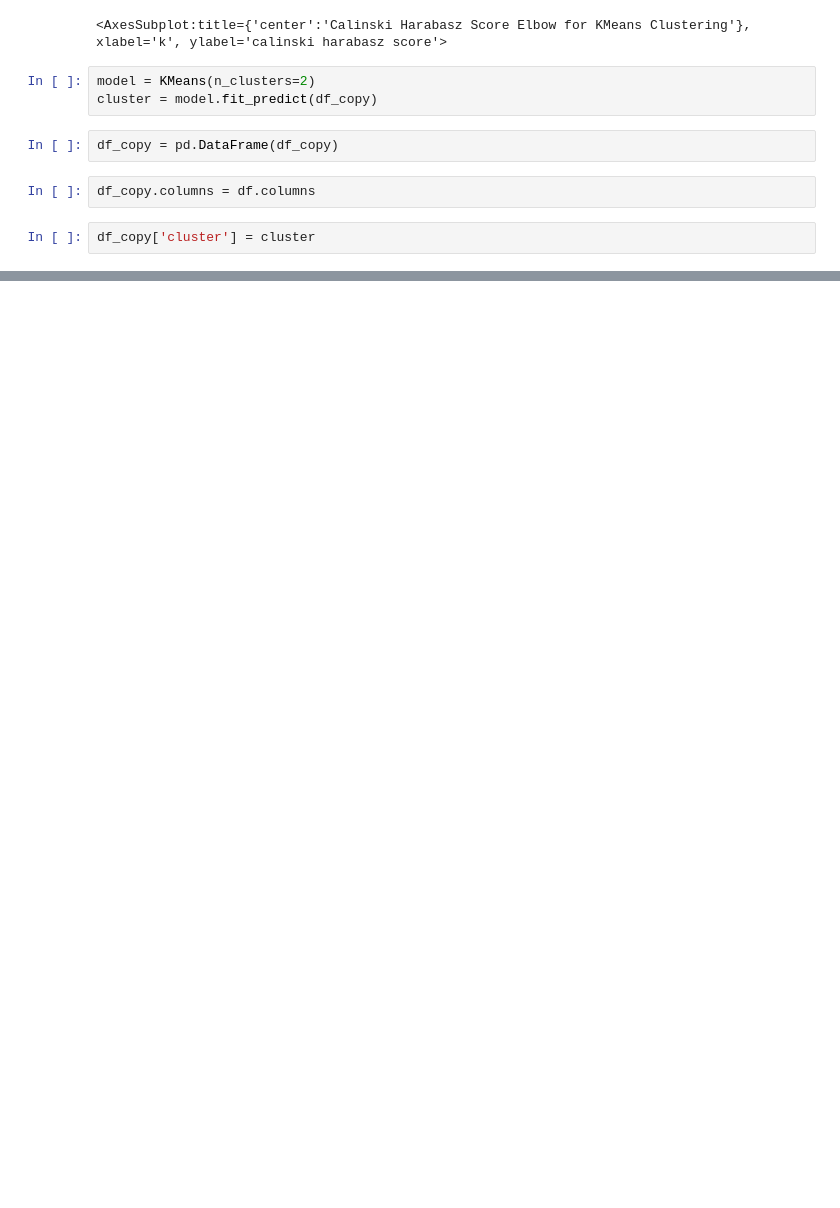
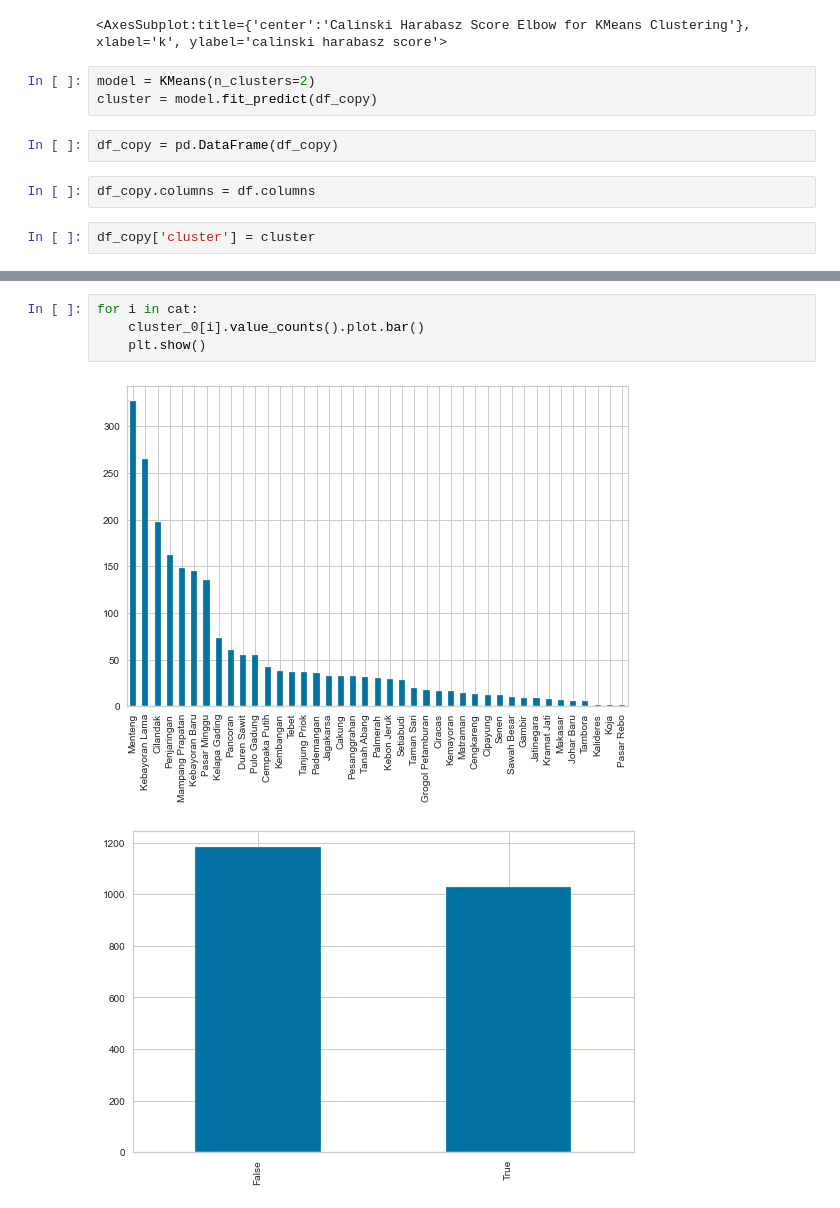
Before and after one commit to rhzphlv/jakarta_houseprice, a Jupyter notebook: EDA/clustering_from_quality_control.ipynb, the cells around one changed output, grey strips where cells are left out. Saved outputs shown, nothing was run; the diff lists cells and outputs as text; blank space fills up the shorter version.

```diff
--- a/EDA/clustering_from_quality_control.ipynb
+++ b/EDA/clustering_from_quality_control.ipynb
@@ -106,0 +115,7 @@ df_copy.corr()['cluster'][:-1].abs().sort_values().plot(kind='bar')
+# %%
+for i in cat:
+    cluster_0[i].value_counts().plot.bar()
+    plt.show()
+# %% [output]
+[figure, added]
+[figure, added]
```
Also changed, not shown: parts of 11 cells of this notebook, 1 other file.
